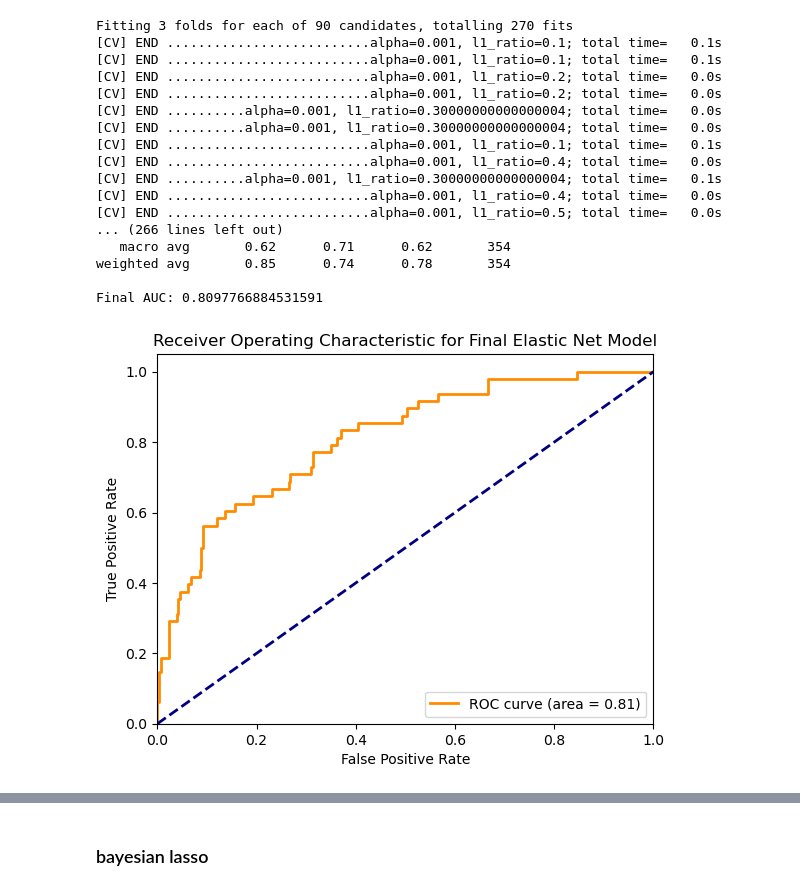
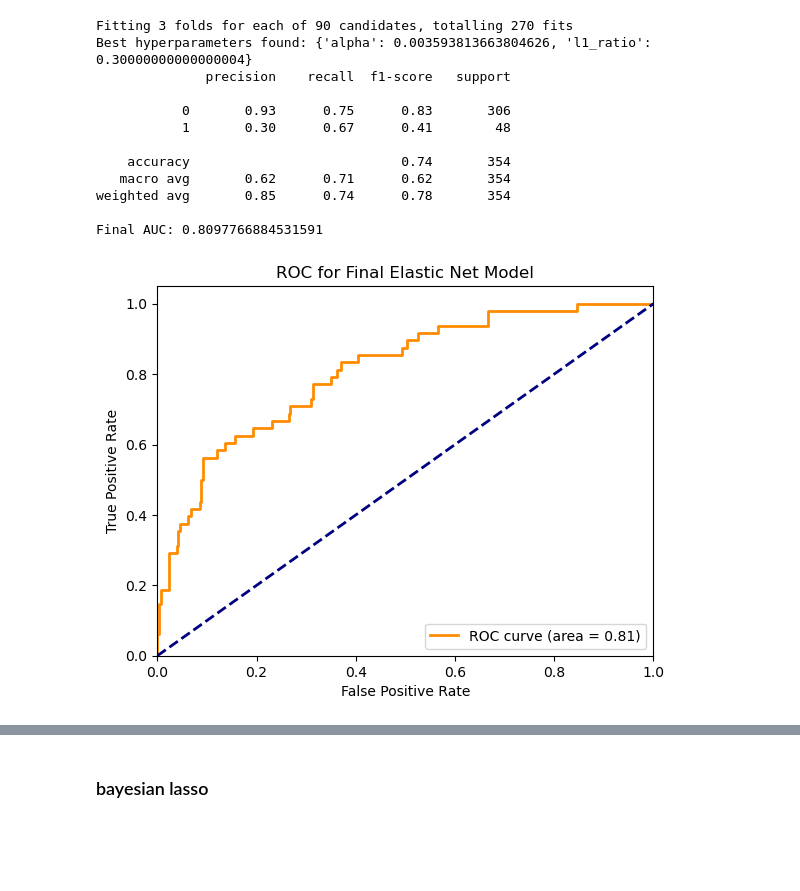
Before and after one commit to peterdunson/DMML-Survival-Analysis-NEW, a Jupyter notebook: elastic_net.ipynb, the cells around one changed output, grey strips where cells are left out. Cells and saved outputs as stored; diff of their text form; code cells hidden in the pictures; blank space fills up the shorter version.

```diff
--- a/elastic_net.ipynb
+++ b/elastic_net.ipynb
@@ -77,47 +77,42 @@ plt.plot([0, 1], [0, 1], color='navy', lw=2, linestyle='--')
 plt.xlim([0.0, 1.0])
 plt.ylim([0.0, 1.05])
 plt.xlabel('False Positive Rate')
 plt.ylabel('True Positive Rate')
-plt.title('Receiver Operating Characteristic for Final Elastic Net Model')
+plt.title('ROC for Final Elastic Net Model')
 plt.legend(loc="lower right")
 plt.show()
 
 # Calculate feature importances
 coefficients = best_enet.coef_
 features = predictor_names
 
 # Create a DataFrame for feature importances
 feature_importance_df = pd.DataFrame({'Feature': features, 'Importance': np.abs(coefficients)})
 
 # Sort the DataFrame by importance
 feature_importance_df = feature_importance_df.sort_values(by='Importance', ascending=False)
 
 # Plot feature importances
 plt.figure(figsize=(10, 8))
 plt.barh(feature_importance_df['Feature'], feature_importance_df['Importance'], color='skyblue')
 plt.xlabel('Importance')
 plt.title('Feature Importances')
 plt.gca().invert_yaxis()
 plt.show()
 # %% [output]
 Fitting 3 folds for each of 90 candidates, totalling 270 fits
-[CV] END ..........................alpha=0.001, l1_ratio=0.1; total time=   0.1s
-[CV] END ..........................alpha=0.001, l1_ratio=0.1; total time=   0.1s
-[CV] END ..........................alpha=0.001, l1_ratio=0.2; total time=   0.0s
-[CV] END ..........................alpha=0.001, l1_ratio=0.2; total time=   0.0s
-[CV] END ..........alpha=0.001, l1_ratio=0.30000000000000004; total time=   0.0s
-[CV] END ..........alpha=0.001, l1_ratio=0.30000000000000004; total time=   0.0s
-[CV] END ..........................alpha=0.001, l1_ratio=0.1; total time=   0.1s
-[CV] END ..........................alpha=0.001, l1_ratio=0.4; total time=   0.0s
-[CV] END ..........alpha=0.001, l1_ratio=0.30000000000000004; total time=   0.1s
-[CV] END ..........................alpha=0.001, l1_ratio=0.4; total time=   0.0s
-[CV] END ..........................alpha=0.001, l1_ratio=0.5; total time=   0.0s
-... (266 lines left out)
+Best hyperparameters found: {'alpha': 0.003593813663804626, 'l1_ratio': 0.30000000000000004}
+              precision    recall  f1-score   support
+
+           0       0.93      0.75      0.83       306
+           1       0.30      0.67      0.41        48
+
+    accuracy                           0.74       354
    macro avg       0.62      0.71      0.62       354
 weighted avg       0.85      0.74      0.78       354
 
 Final AUC: 0.8097766884531591
-[figure, old version]
+[figure, new version]
 [figure]
 # %% [markdown]
 ### bayesian lasso
```
Also changed, not shown: parts of 5 cells of this notebook, 35 other files.
